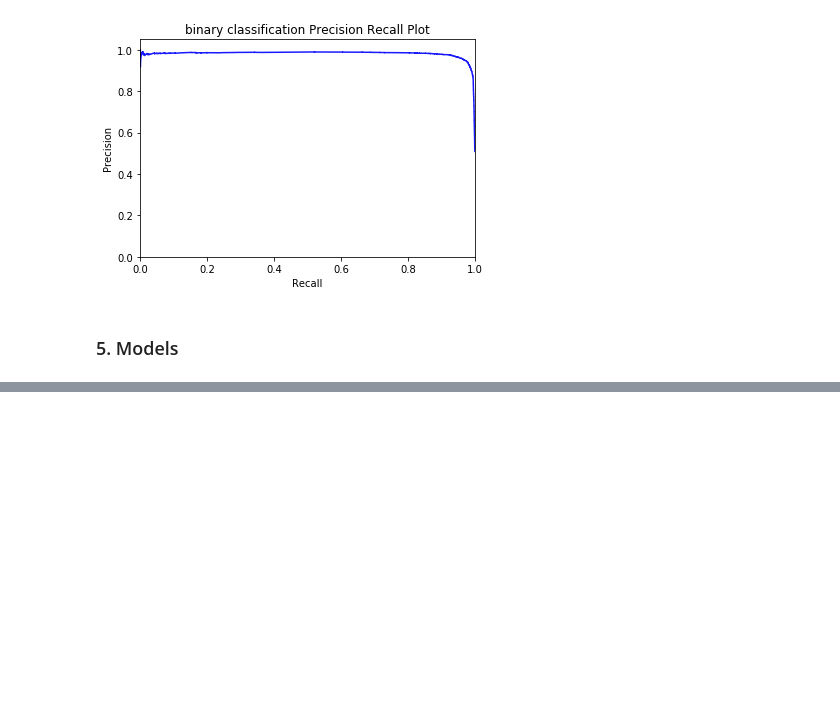
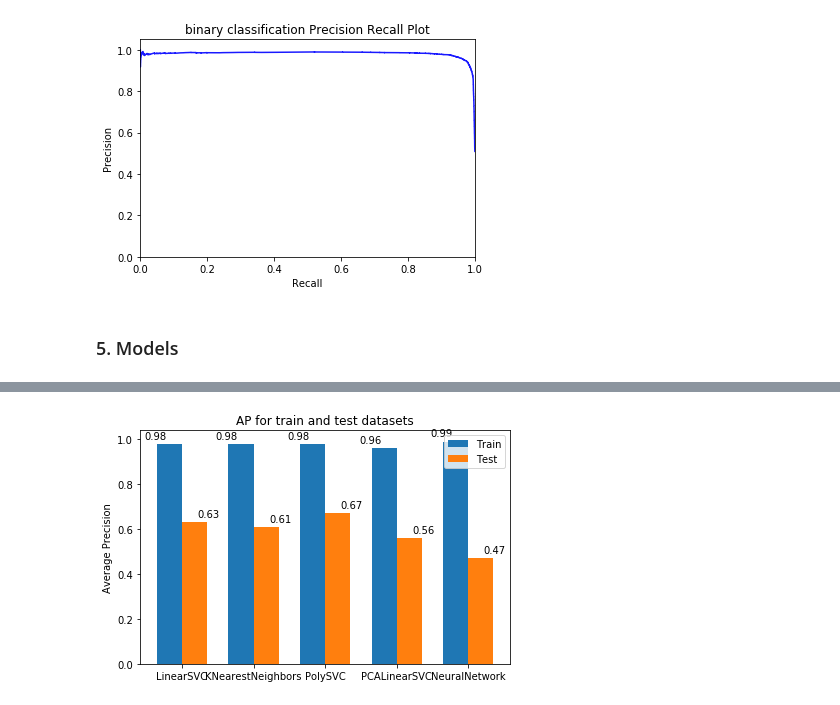
Before and after one commit to grelade/PulsarClassify, a Jupyter notebook: Pulsars.ipynb, the cells around one changed output, grey strips where cells are left out. Drawn from its saved outputs; the diff is of its cells as text; code cells hidden in the pictures; blank space fills up the shorter version.

```diff
--- a/Pulsars.ipynb
+++ b/Pulsars.ipynb
@@ -640,0 +247,19 @@ array([[3239,   23],
+# %%
+# measure performance by average precision on test dataset
+testScores = {}
+
+X0,y0=Xtest,ytest
+Mdatasets['LinearSVC'] = {'X':X0,'y':y0}
+Mdatasets['KNearestNeighbors'] = {'X':X0,'y':y0}
+Mdatasets['PolySVC'] = {'X':X0,'y':y0}
+Mdatasets['PCALinearSVC'] = {'X':PCA(n_components=3).fit_transform(X0),'y':y0}
+Mdatasets['NeuralNetwork'] = {'X':StandardScaler().fit_transform(X0),'y':y0}
+
+clfList=['LinearSVC','KNearestNeighbors','PolySVC','PCALinearSVC','NeuralNetwork']
+for clfname in clfList:
+    clf = load_clf('clf_'+clfname+'.pkl')
+    yhat = clf.predict(Mdatasets[clfname]['X'])
+    print('confusion matrix for',clfname,'is')
+    print(confusion_matrix(yhat,Mdatasets[clfname]['y']))
+    testScores[clfname] = average_precision_score(yhat,Mdatasets[clfname]['y'])
+    print('AP for',clfname,'reads',testScores[clfname])
@@ -640,0 +287,50 @@ array([[3239,   23],
+# %%
+# bar plot with performances for train and test datasets
+# https://matplotlib.org/gallery/lines_bars_and_markers/barchart.html#sphx-glr-gallery-lines-bars-and-markers-barchart-py
+
+train = [Mscores[m]['mean_test_score'].round(2) for m in clfList]
+test = [testScores[m].round(2) for m in clfList]
+
+ind = np.arange(len(train))  # the x locations for the groups
+width = 0.35  # the width of the bars
+
+fig, ax = plt.subplots()
+rects1 = ax.bar(ind - width/2, train, width,label='Train')
+rects2 = ax.bar(ind + width/2, test, width,label='Test')
+
+# Add some text for labels, title and custom x-axis tick labels, etc.
+ax.set_ylabel('Average Precision')
+ax.set_title('AP for train and test datasets')
+ax.set_xticks(ind)
+ax.set_xticklabels(clfList)
+ax.legend()
+
+
+def autolabel(rects, xpos='center'):
+    """
+    Attach a text label above each bar in *rects*, displaying its height.
+
+    *xpos* indicates which side to place the text w.r.t. the center of
+    the bar. It can be one of the following {'center', 'right', 'left'}.
+    """
+
+    ha = {'center': 'center', 'right': 'left', 'left': 'right'}
+    offset = {'center': 0, 'right': 1, 'left': -1}
+
+    for rect in rects:
+        height = rect.get_height()
+        ax.annotate('{}'.format(height),
+                    xy=(rect.get_x() + rect.get_width() / 2, height),
+                    xytext=(offset[xpos]*3, 3),  # use 3 points offset
+                    textcoords="offset points",  # in both directions
+                    ha=ha[xpos], va='bottom')
+
+
+autolabel(rects1, "left")
+autolabel(rects2, "right")
+
+fig.tight_layout()
+
+plt.show()
+# %% [output]
+[figure, added]
```
Also changed, not shown: parts of 42 cells of this notebook.
